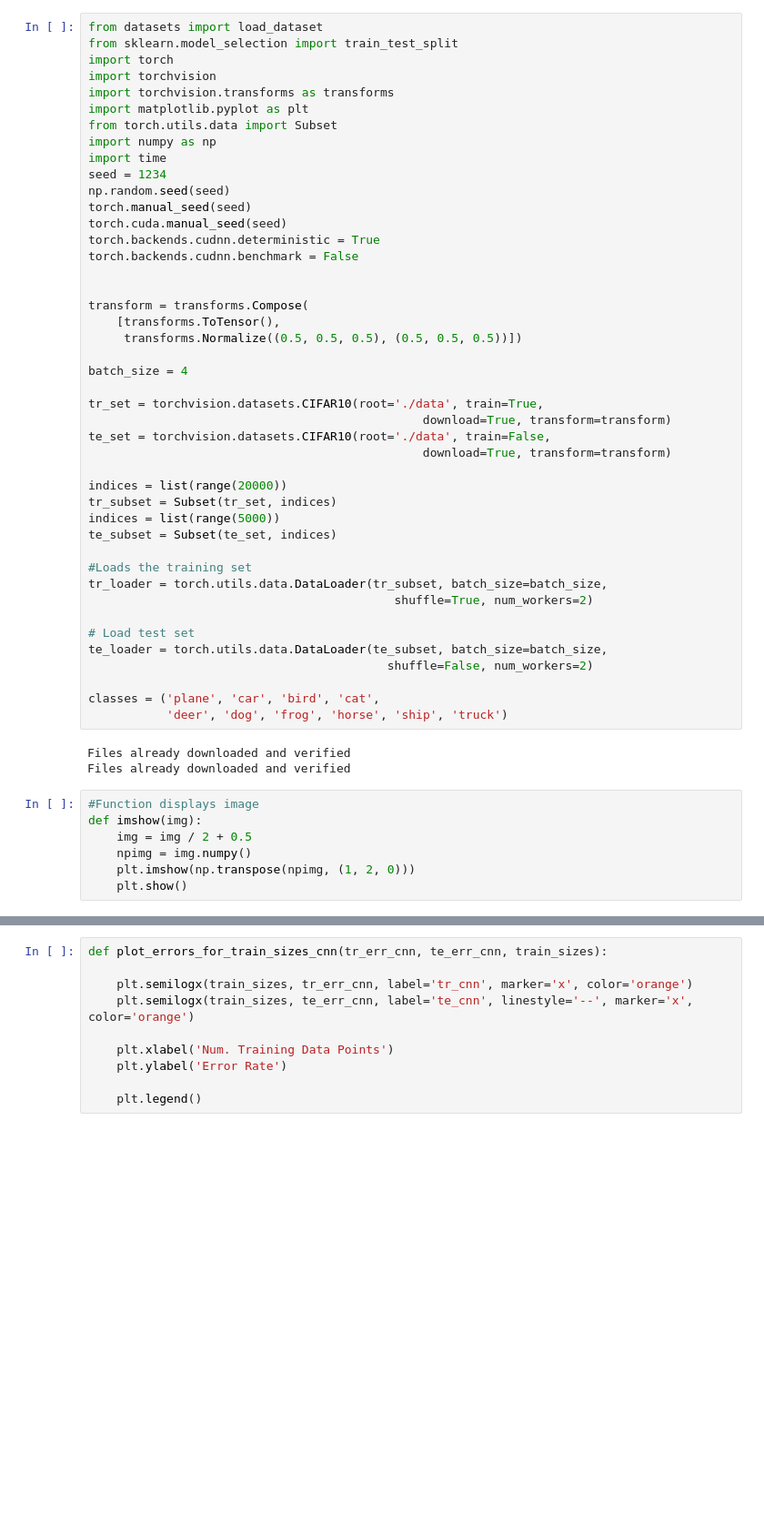
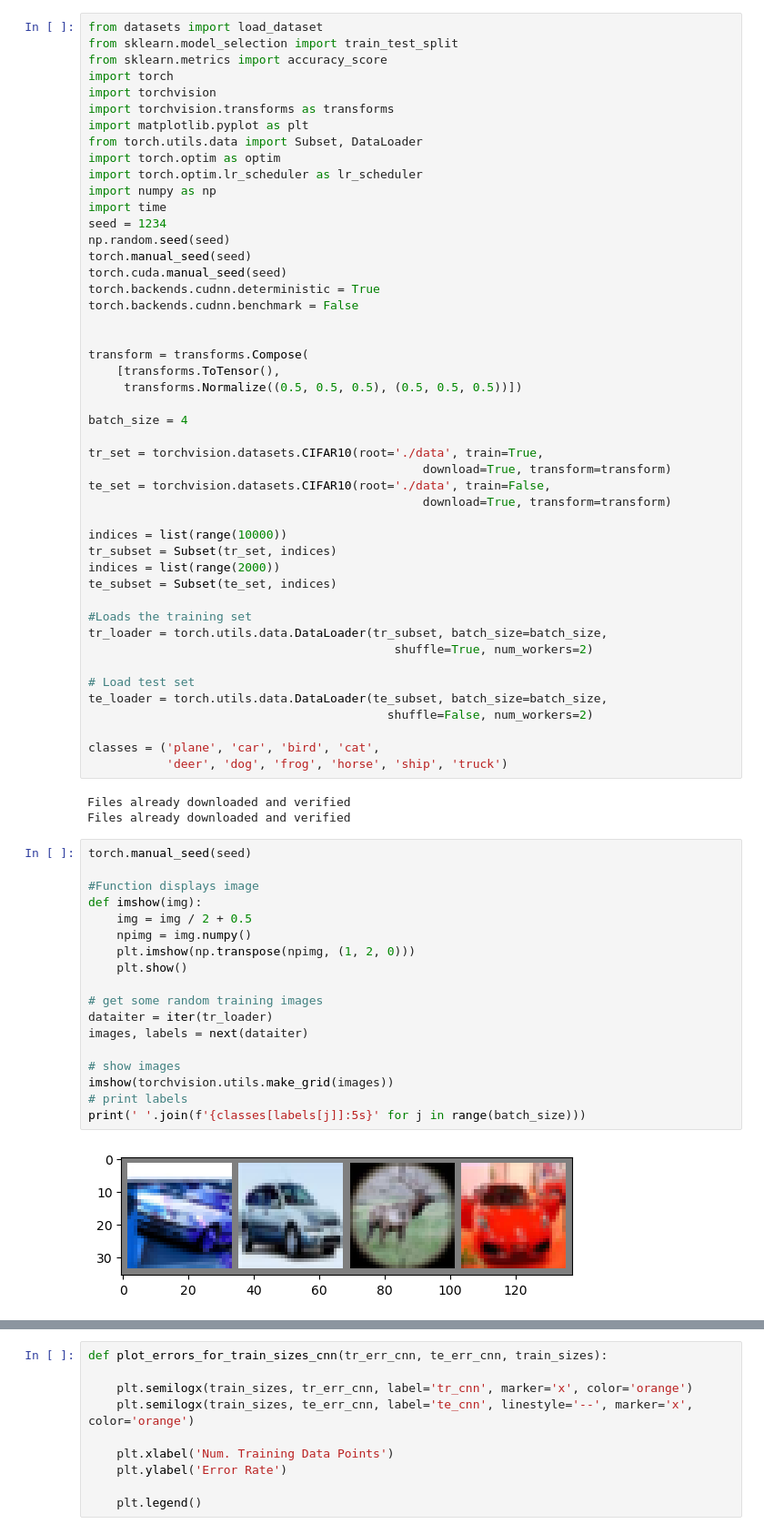
Before and after one commit to jordany33/CIFAR-10-Image-Classification, a Jupyter notebook: CIFAR-10_Neural_Network.ipynb, the cells around one changed output, grey strips where cells are left out. Shown at 91% size. Drawn from its saved outputs; the diff is of its cells as text; blank space fills up the shorter version.

```diff
--- a/CIFAR-10_Neural_Network.ipynb
+++ b/CIFAR-10_Neural_Network.ipynb
@@ -1,11 +1,14 @@
 # %%
 from datasets import load_dataset
 from sklearn.model_selection import train_test_split
+from sklearn.metrics import accuracy_score
 import torch
 import torchvision
 import torchvision.transforms as transforms
 import matplotlib.pyplot as plt
-from torch.utils.data import Subset
+from torch.utils.data import Subset, DataLoader
+import torch.optim as optim
+import torch.optim.lr_scheduler as lr_scheduler
 import numpy as np
 import time
 seed = 1234
@@ -27,9 +30,9 @@ tr_set = torchvision.datasets.CIFAR10(root='./data', train=True,
 te_set = torchvision.datasets.CIFAR10(root='./data', train=False,
                                                download=True, transform=transform)
 
-indices = list(range(20000))
+indices = list(range(10000))
 tr_subset = Subset(tr_set, indices)
-indices = list(range(5000))
+indices = list(range(2000))
 te_subset = Subset(te_set, indices)
 
 #Loads the training set
@@ -46,9 +49,22 @@ classes = ('plane', 'car', 'bird', 'cat',
 Files already downloaded and verified
 Files already downloaded and verified
 # %%
+torch.manual_seed(seed)
+
 #Function displays image
 def imshow(img):
     img = img / 2 + 0.5
     npimg = img.numpy()
     plt.imshow(np.transpose(npimg, (1, 2, 0)))
     plt.show()
+
+# get some random training images
+dataiter = iter(tr_loader)
+images, labels = next(dataiter)
+
+# show images
+imshow(torchvision.utils.make_grid(images))
+# print labels
+print(' '.join(f'{classes[labels[j]]:5s}' for j in range(batch_size)))
+# %% [output]
+[figure, added]
```
Also changed, not shown: parts of 19 cells of this notebook.
